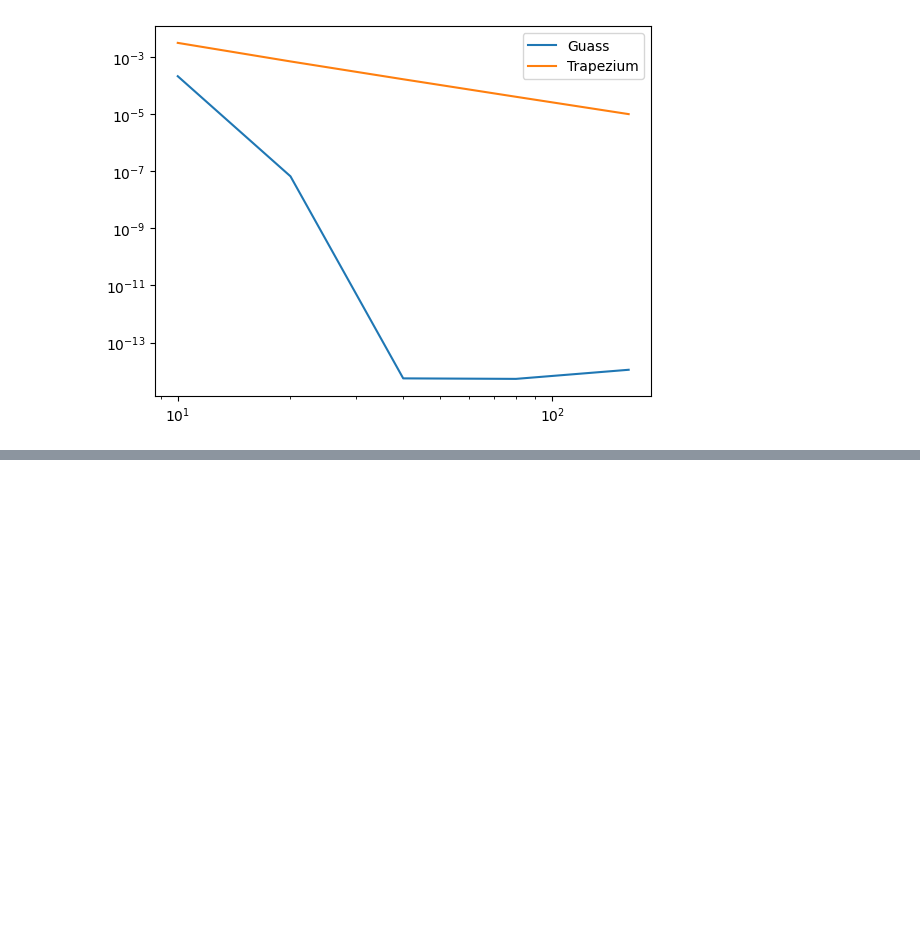
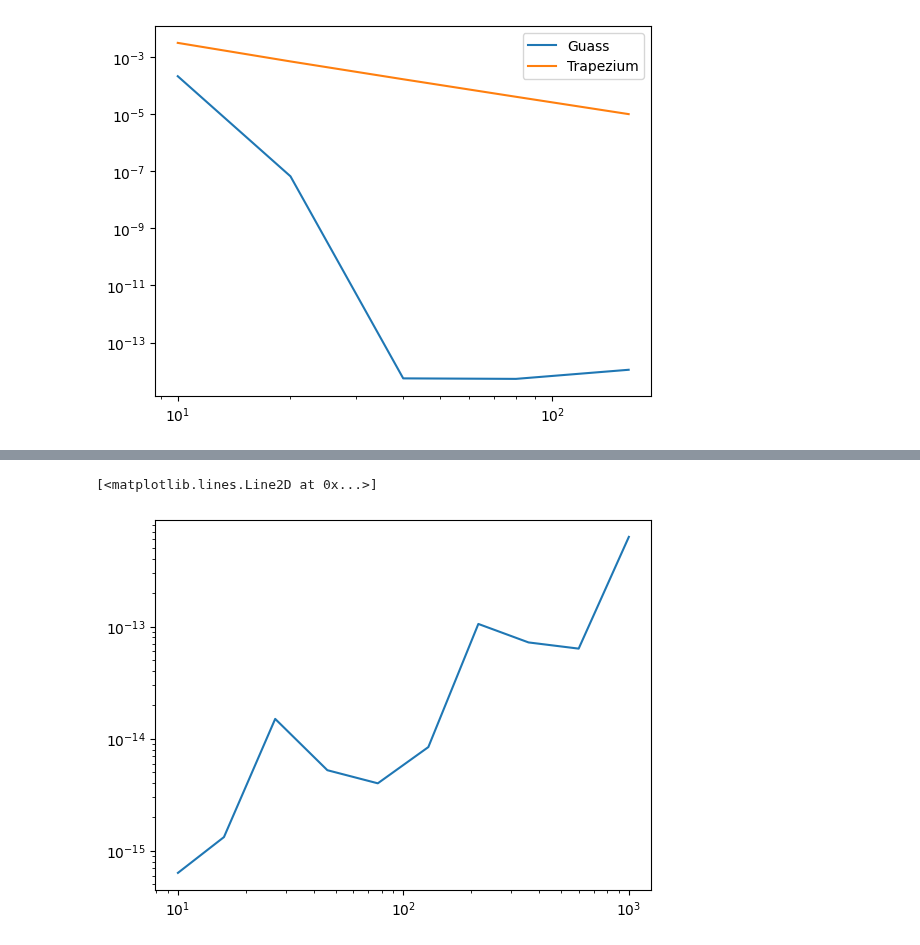
Before and after one commit to j-bowhay/Poles-and-Roots, a Jupyter notebook: notebooks/quadrature_convergence.ipynb, the cells around one changed output, grey strips where cells are left out. Cells and saved outputs as stored; diff of their text form; code cells hidden in the pictures; blank space fills up the shorter version.

```diff
--- a/notebooks/quadrature_convergence.ipynb
+++ b/notebooks/quadrature_convergence.ipynb
@@ -91,0 +126,5 @@ ax.legend()
+# %%
+plt.loglog(ns, error_in_error)
+# %% [output]
+[<matplotlib.lines.Line2D at 0x...>]
+[figure, added]
```
Also changed, not shown: parts of 4 cells of this notebook, 1 other file.
